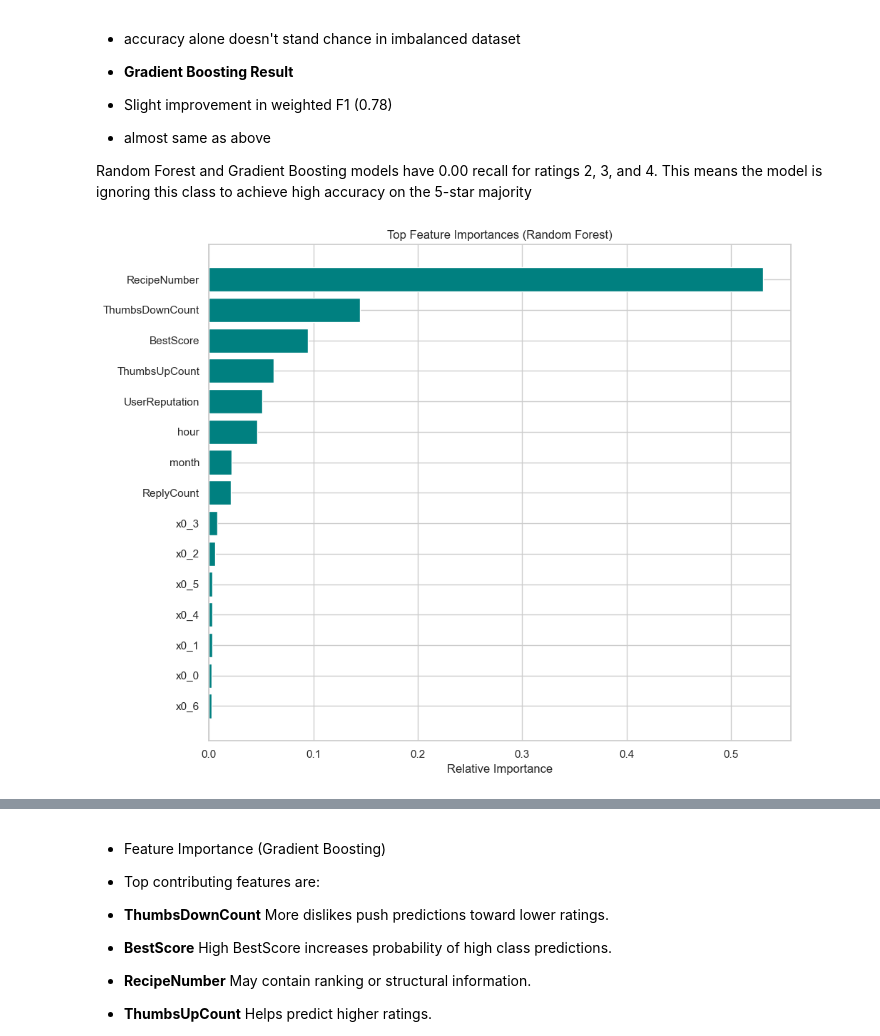
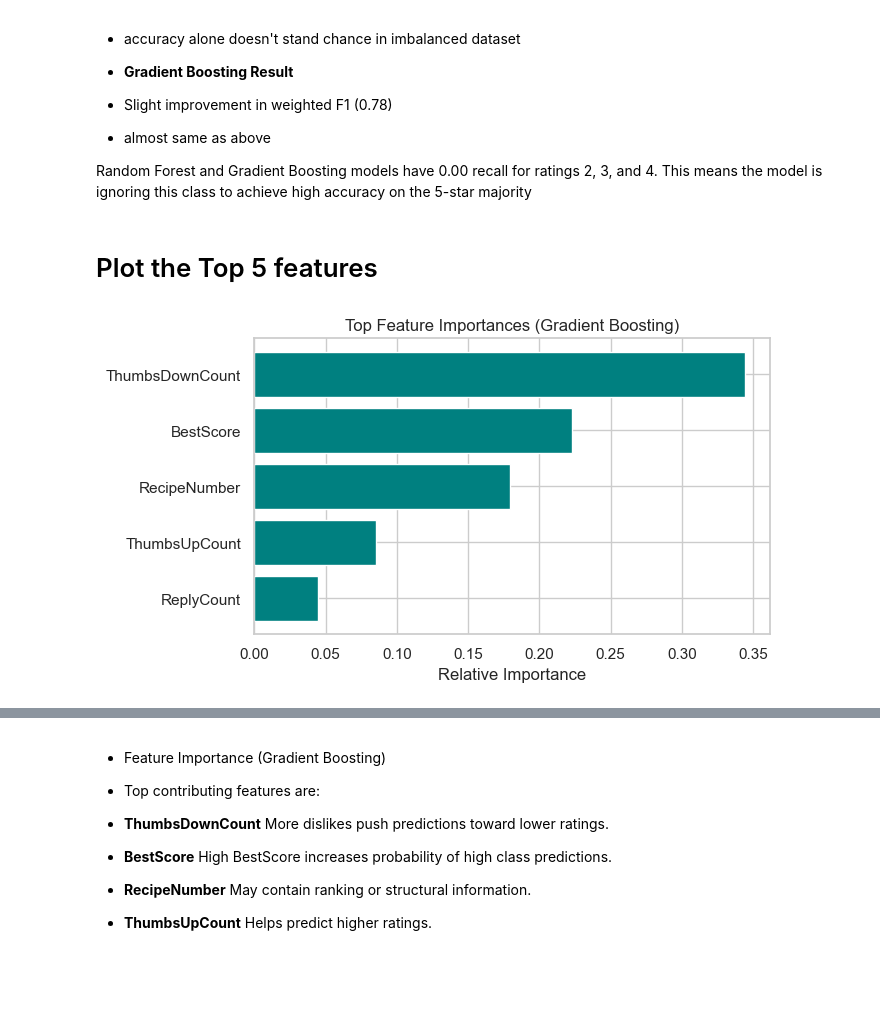
Before and after one commit to muhammedriswanp/recipe_rating_ML_project, a Jupyter notebook: notebooks/eda.ipynb, the cells around one changed output, grey strips where cells are left out. Drawn from its saved outputs; the diff is of its cells as text; code cells hidden in the pictures; blank space fills up the shorter version.

```diff
--- a/notebooks/eda.ipynb
+++ b/notebooks/eda.ipynb
@@ -549,25 +550,26 @@ GridSearchCV(cv=5,
 - almost same as above
 
 Random Forest and Gradient Boosting models have 0.00 recall for ratings 2, 3, and 4. This means the model is ignoring this class to achieve high accuracy on the 5-star majority
+# %% [markdown]
+# Plot the Top 5 features
 # %%
-best_pipeline = rf_grid.best_estimator_#give as full trained model with best parameters
-best_rf_model = best_pipeline.named_steps['classifier']
-importances = best_rf_model.feature_importances_
+best_pipeline = gb_grid.best_estimator_
+best_gb_model = best_pipeline.named_steps['classifier']#digs into the pipeline and pulls out Gradient Boosting
+importances = best_gb_model.feature_importances_
 
-preprocessor_obj = best_pipeline.named_steps['preprocessor'].named_steps['column_transform']
+preprocessor_obj = best_pipeline.named_steps['preprocessor'].named_steps['column_transform']# to get names from columns transform
 
-# Combine all feature names in the correct order
 feature_names = (skewed_features + normal_features + list(preprocessor_obj.transformers_[2][1].named_steps['encoder'].get_feature_names_out()))
 
 # 5. Plotting
-indices = np.argsort(importances)
+indices = np.argsort(importances)[-5:]
 
-plt.figure(figsize=(10, 8))
-plt.title('Top Feature Importances (Random Forest)')
+plt.figure(figsize=(7, 4))
+plt.title('Top Feature Importances (Gradient Boosting)')
 plt.barh(range(len(indices)), importances[indices], color='teal', align='center')
 plt.yticks(range(len(indices)), [feature_names[i] for i in indices])
 plt.xlabel('Relative Importance')
 plt.tight_layout()
 plt.show()
 # %% [output]
-[figure, old version]
+[figure, new version]
```
Also changed, not shown: parts of 21 cells of this notebook, 5 other files.
